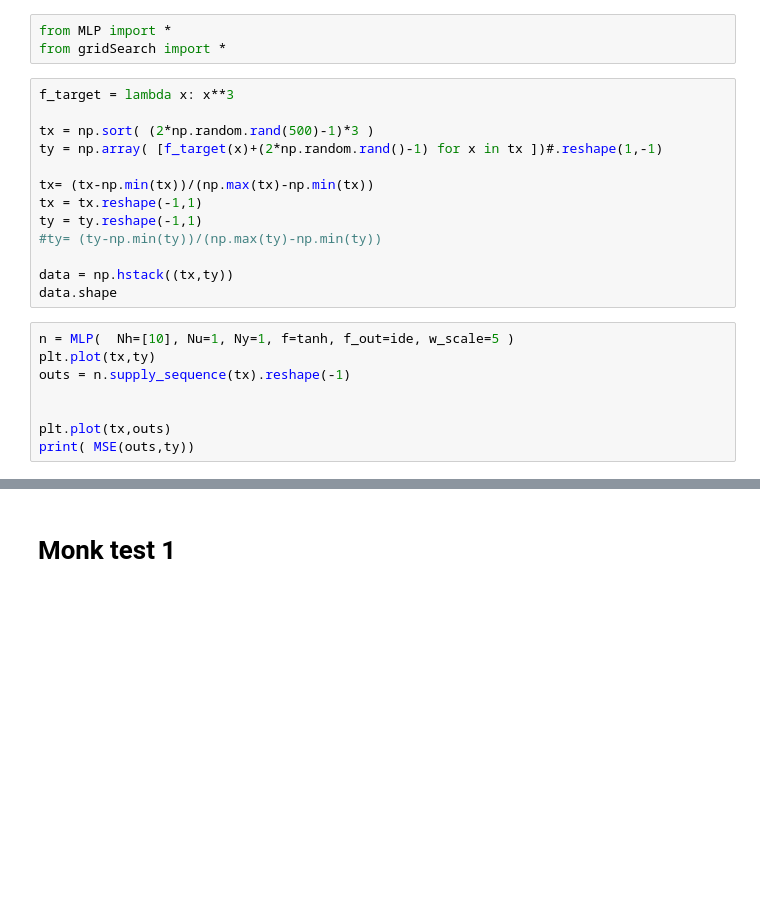
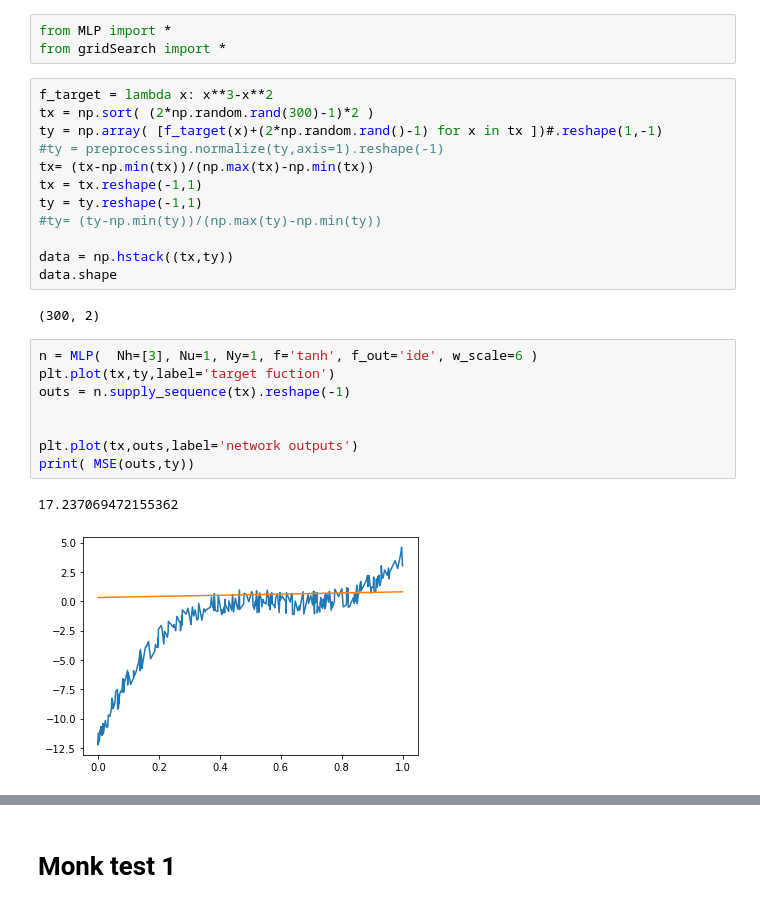
Before and after one commit to sd3ntato/ML-Project, a Jupyter notebook: MLP_Bias.ipynb, the cells around one changed output, grey strips where cells are left out. Drawn from its saved outputs; the diff is of its cells as text; blank space fills up the shorter version.

```diff
--- a/MLP_Bias.ipynb
+++ b/MLP_Bias.ipynb
@@ -9,11 +9,10 @@ from sklearn.utils import shuffle
 from MLP import *
 from gridSearch import *
 # %%
-f_target = lambda x: x**3
-
-tx = np.sort( (2*np.random.rand(500)-1)*3 )
+f_target = lambda x: x**3-x**2
+tx = np.sort( (2*np.random.rand(300)-1)*2 )
 ty = np.array( [f_target(x)+(2*np.random.rand()-1) for x in tx ])#.reshape(1,-1)
-
+#ty = preprocessing.normalize(ty,axis=1).reshape(-1)
 tx= (tx-np.min(tx))/(np.max(tx)-np.min(tx))
 tx = tx.reshape(-1,1)
 ty = ty.reshape(-1,1)
@@ -21,12 +20,17 @@ ty = ty.reshape(-1,1)
 
 data = np.hstack((tx,ty))
 data.shape
+# %% [output]
+(300, 2)
 # %%
-n = MLP(  Nh=[10], Nu=1, Ny=1, f=tanh, f_out=ide, w_scale=5 )
-plt.plot(tx,ty)
+n = MLP(  Nh=[3], Nu=1, Ny=1, f='tanh', f_out='ide', w_scale=6 )
+plt.plot(tx,ty,label='target fuction')
 outs = n.supply_sequence(tx).reshape(-1)
 
 
-plt.plot(tx,outs)
+plt.plot(tx,outs,label='network outputs')
 print( MSE(outs,ty))
+# %% [output]
+17.237069472155362
+[figure, added]
 # %%
```
Also changed, not shown: parts of 3 cells of this notebook, 1 other file.
